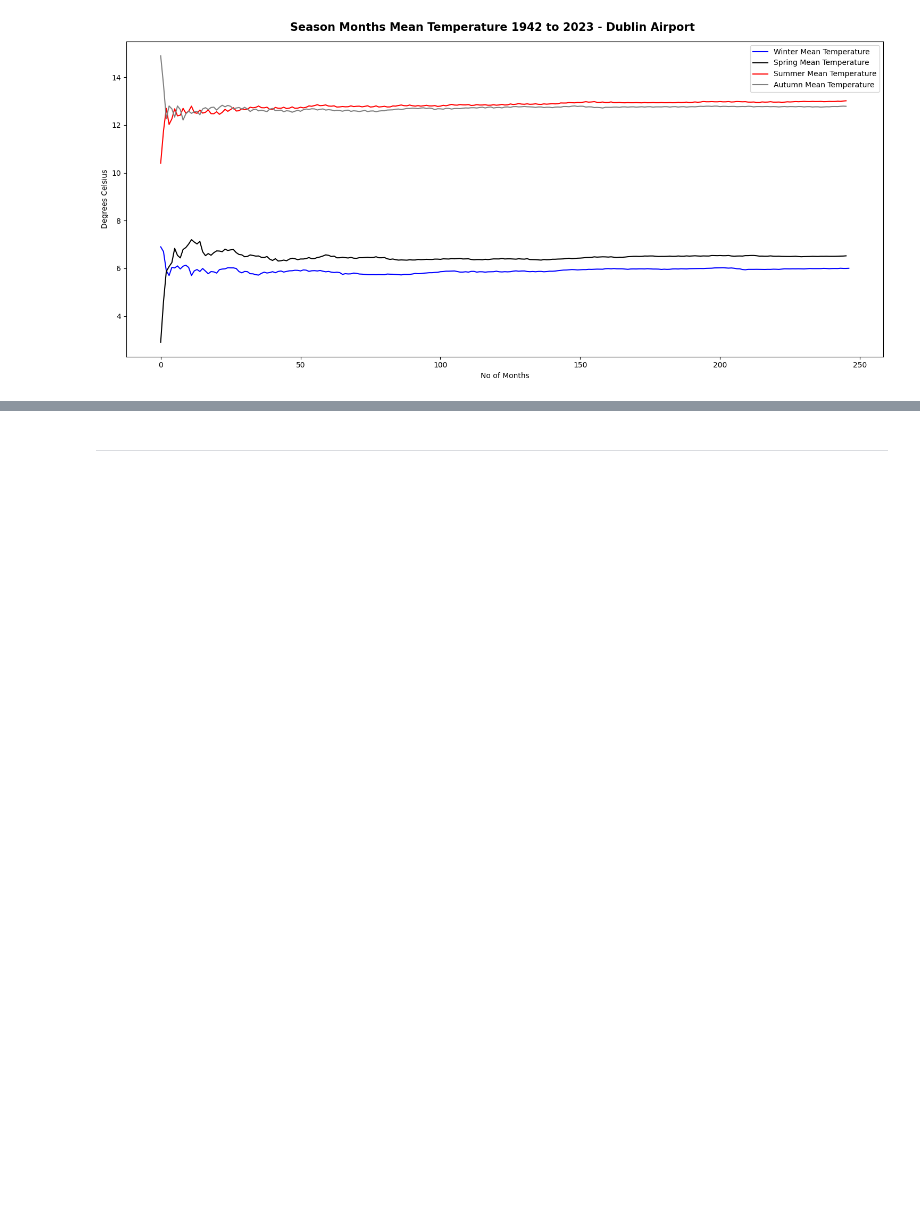
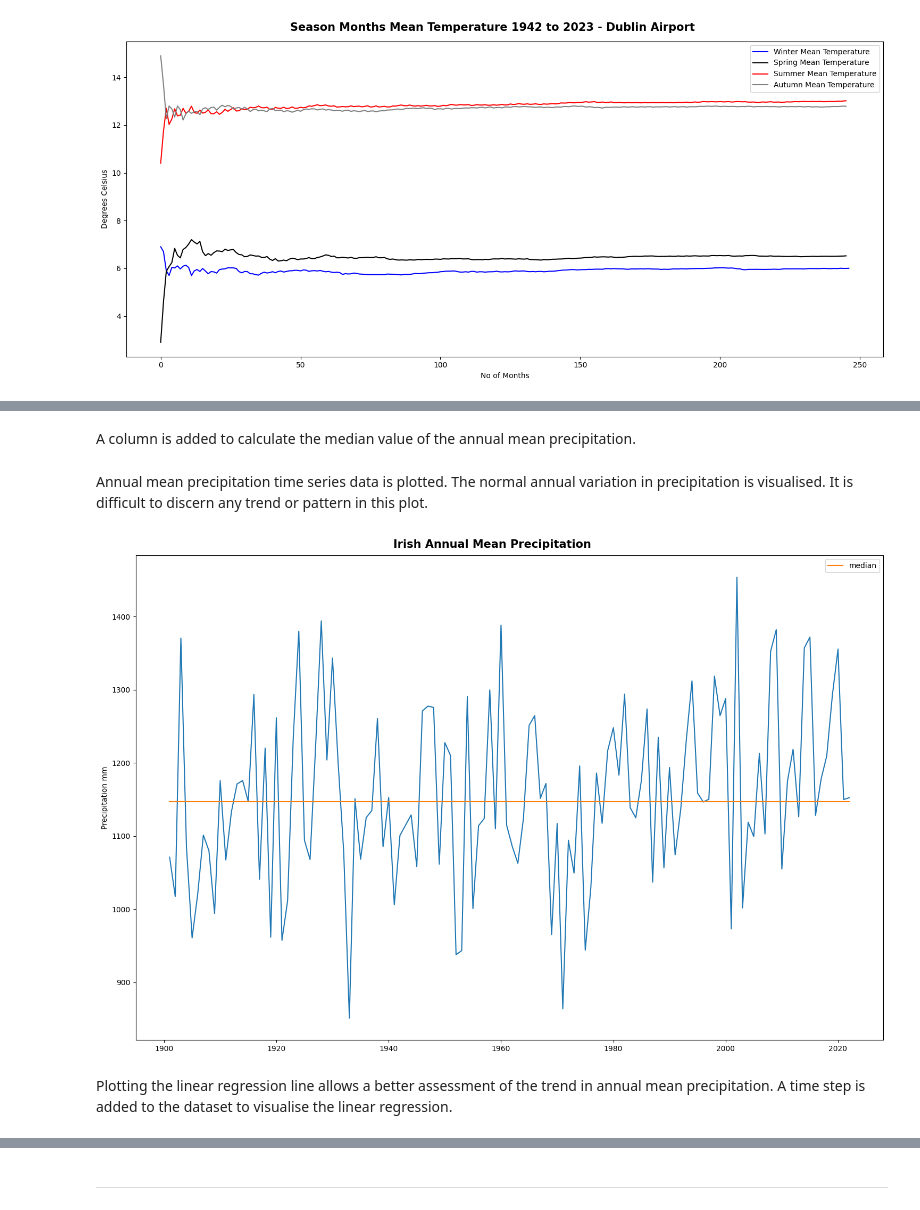
Before and after one commit to humphs078/Owner-avatar-programming_for_data_analysis_assignment_2, a Jupyter notebook: submission.ipynb, the cells around one changed output, grey strips where cells are left out. Cells and saved outputs as stored; diff of their text form; code cells hidden in the pictures; blank space fills up the shorter version.

Commit message:
Draft of Irish precipitation analysis complete.

```diff
--- a/submission.ipynb
+++ b/submission.ipynb
@@ -852,0 +856,2 @@ da_monthly_weather_data
+# %%
+irish_precip_data = pd.read_csv('datasets/historic/ireland/precipitation/observed_annual_precipitation_of_ireland_for_1901_2022.csv')
@@ -852,0 +876,2 @@ da_monthly_weather_data
+# %%
+irish_precip_data.rename(columns={'Category': 'year', 'Annual Mean': 'annual_mean', '5-yr smooth': '5_yr_smooth'}, inplace=True)
@@ -852,0 +895,7 @@ da_monthly_weather_data
+# %%
+# https://pandas.pydata.org/docs/reference/api/pandas.to_datetime.html [Accessed 7 Nov. 2023]
+irish_precip_data['time_series'] = pd.to_datetime(irish_precip_data['year'], format='%Y')
+
+# set time_series column as index
+# https://stackoverflow.com/questions/27032052/how-do-i-properly-set-the-datetimeindex-for-a-pandas-datetime-object-in-a-datafr [Accessed 7 Nov. 2023].
+irish_precip_data = irish_precip_data.set_index('time_series')
@@ -1384,0 +1526,22 @@ plt.tight_layout()
+# %% [markdown]
+A column is added to calculate the median value of the annual mean precipitation.
+# %%
+irish_precip_data['median'] = irish_precip_data['annual_mean'].median()
+# %% [markdown]
+Annual mean precipitation time series data is plotted. The normal annual variation in precipitation is visualised. It is difficult to discern any trend or pattern in this plot.
+# %%
+# create an empty plot
+fig, ax = plt.subplots(figsize=(15,10))
+
+# plot the results
+ax.plot(irish_precip_data['annual_mean'])
+ax.plot(irish_precip_data['median'], label = 'median')
+ax.set_ylabel('Precipitation mm')
+plt.suptitle('Irish Annual Mean Precipitation', weight = 'bold', size = 15)
+ax.legend()
+plt.tight_layout()
+plt.show()
+# %% [output]
+[figure, added]
+# %% [markdown]
+Plotting the linear regression line allows a better assessment of the trend in annual mean precipitation. A time step is added to the dataset to visualise the linear regression.
```
Also changed, not shown: parts of 37 cells of this notebook, 1 other file.
